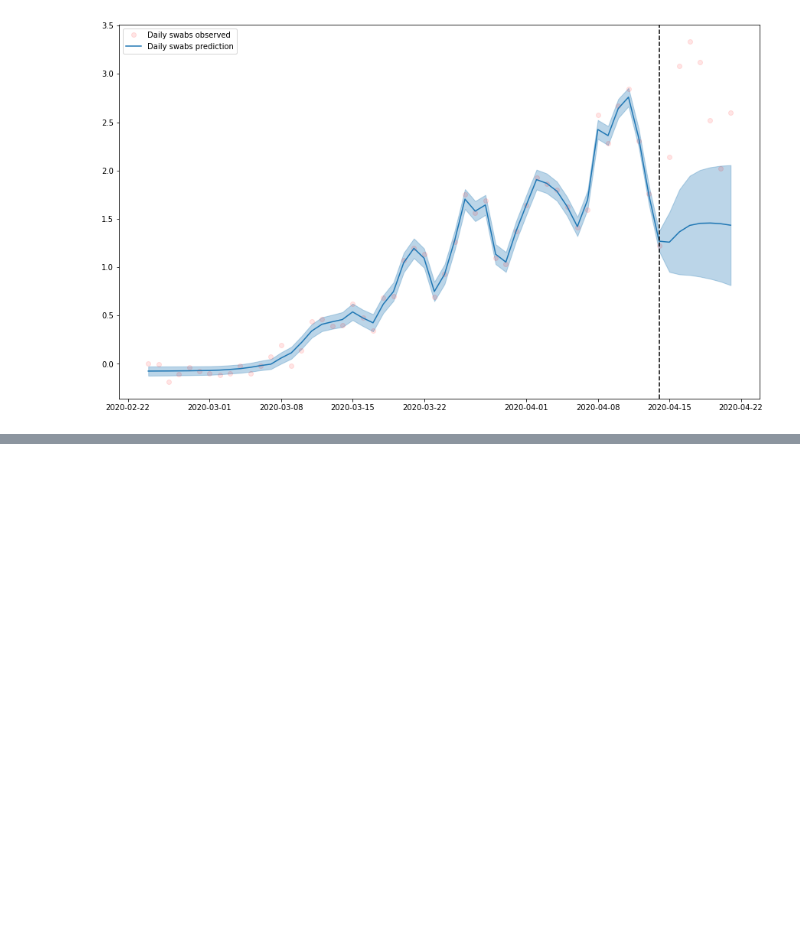
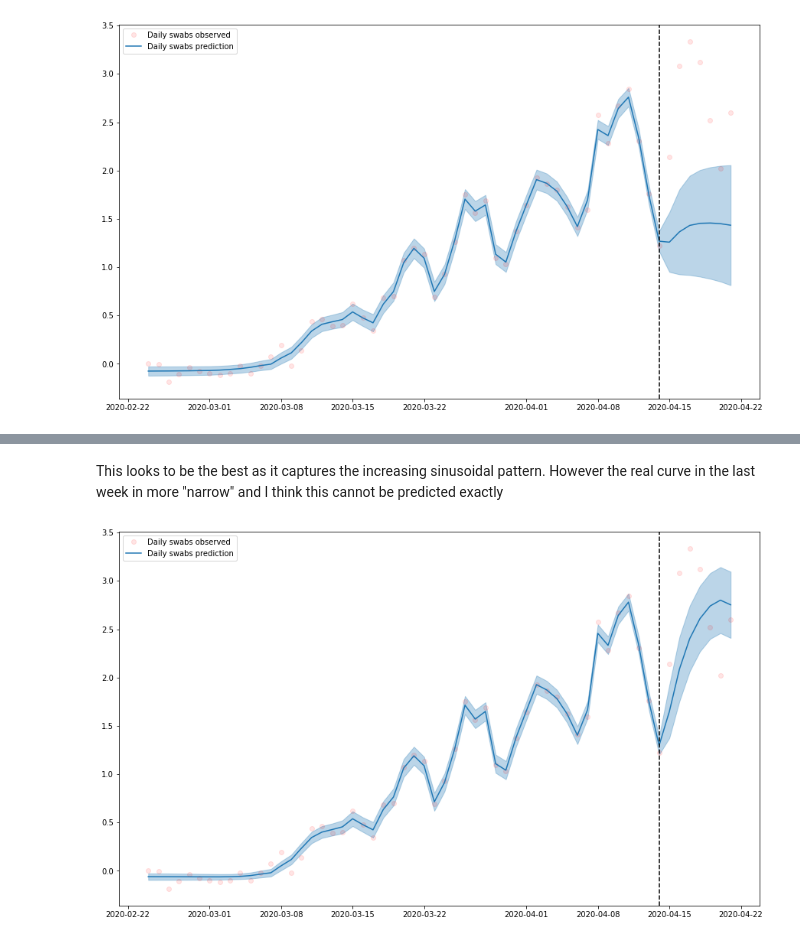
Before and after one commit to eferos93/statistical-machine-learning, a Jupyter notebook: homeworks/homework_05_gaussian_processes/homework05_Fabrici.ipynb, the cells around one changed output, grey strips where cells are left out. Cells and saved outputs as stored; diff of their text form; code cells hidden in the pictures; blank space fills up the shorter version.

```diff
--- a/homeworks/homework_05_gaussian_processes/homework05_Fabrici.ipynb
+++ b/homeworks/homework_05_gaussian_processes/homework05_Fabrici.ipynb
@@ -241,0 +285,17 @@ plt.savefig('daily_swabs.png')
+# %% [markdown]
+This looks to be the best as it captures the increasing sinusoidal pattern. However the real curve in the last week in more "narrow" and I think this cannot be predicted exactly
+# %%
+k3 = 50**2 * RationalQuadratic(length_scale=1.0, alpha=1.0)
+k1 = 1000**2 * RBF(length_scale=1.0)
+k2 = 1**(1/2)*kernels.ExpSineSquared(periodicity=1.5, length_scale=10)
+k_dot = 50**10*DotProduct(sigma_0=1)
+kernel = k1 + k_dot + k2
+
+gp = GaussianProcessRegressor(kernel=kernel, alpha=0.01,
+                              normalize_y=True,
+                              n_restarts_optimizer=3)
+gp.fit(X_train, y_train)
+plot_predictions(gp, 'Daily swabs', y, X)
+plt.savefig('plt_daily_swabs_v2.png')
+# %% [output]
+[figure, added]
```
Also changed, not shown: parts of 5 cells of this notebook, 5 other files.
